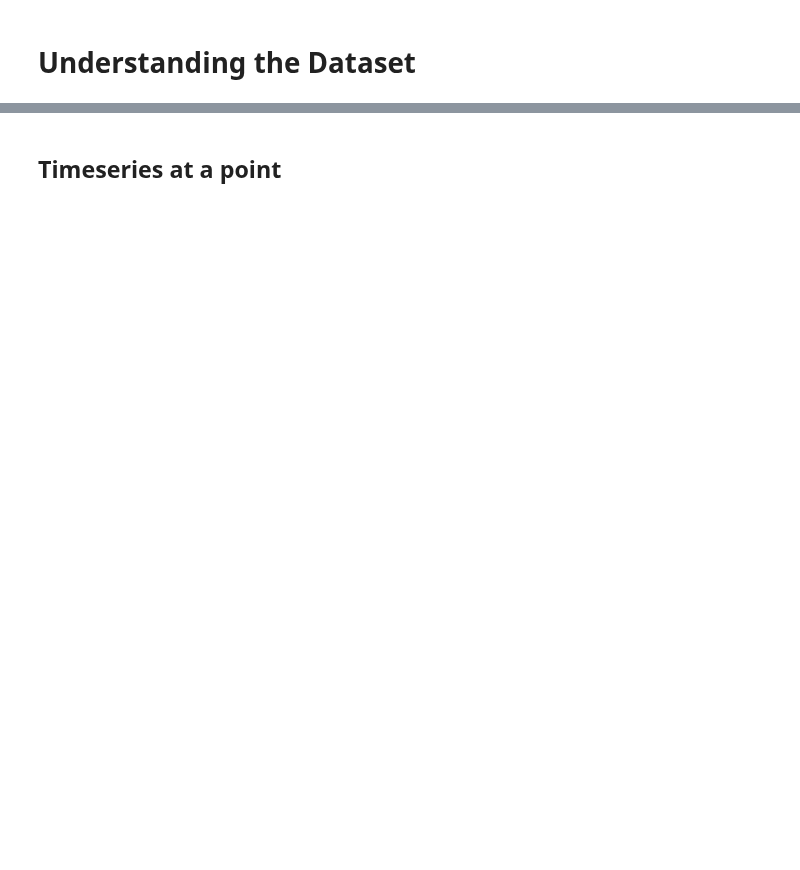
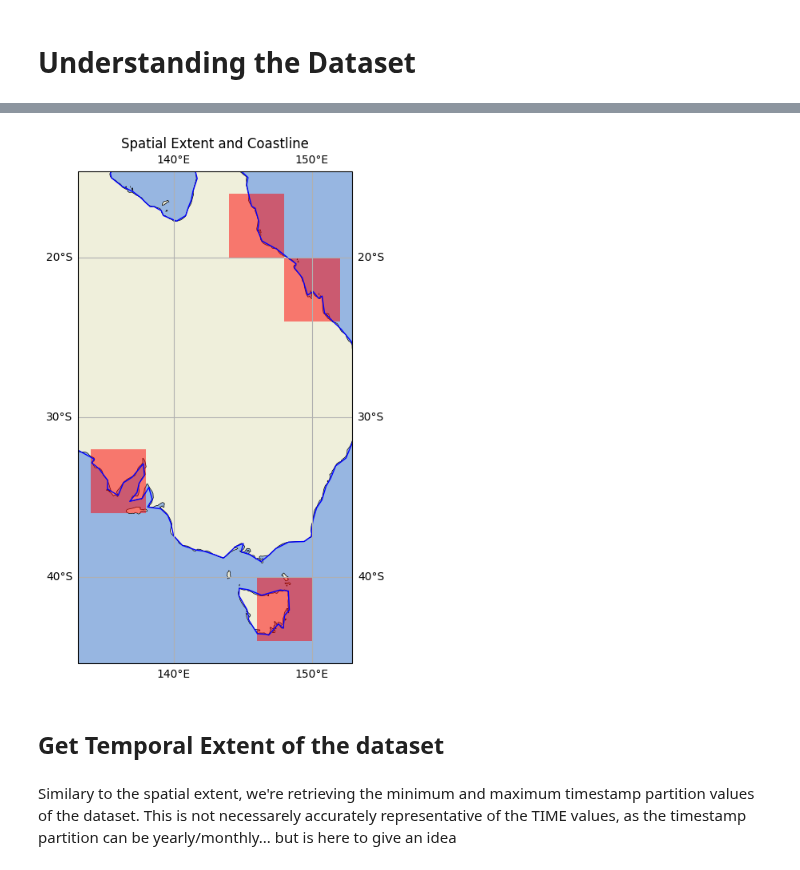
Before and after one commit to aodn/aodn_cloud_optimised, a Jupyter notebook: notebooks/mooring_acidification_delayed_qc.ipynb, the cells around one changed output, grey strips where cells are left out. Saved outputs shown, nothing was run; the diff lists cells and outputs as text; code cells hidden in the pictures; blank space fills up the shorter version.

```diff
--- a/notebooks/mooring_acidification_delayed_qc.ipynb
+++ b/notebooks/mooring_acidification_delayed_qc.ipynb
@@ -65,2 +71,6 @@ aodn_dataset.plot_time_coverage()
+# %%
+aodn_dataset.plot_spatial_extent()
+# %% [output]
+[figure, added]
 # %% [markdown]
-## Timeseries at a point
+## Get Temporal Extent of the dataset
@@ -75,0 +77,2 @@ time_series_df = aodn_dataset.get_timeseries_data(var_name='analysed_sst',
+# %% [markdown]
+Similary to the spatial extent, we're retrieving the minimum and maximum timestamp partition values of the dataset. This is not necessarely accurately representative of the TIME values, as the timestamp partition can be yearly/monthly... but is here to give an idea
```
Also changed, not shown: parts of 22 cells of this notebook, 11 other files.
